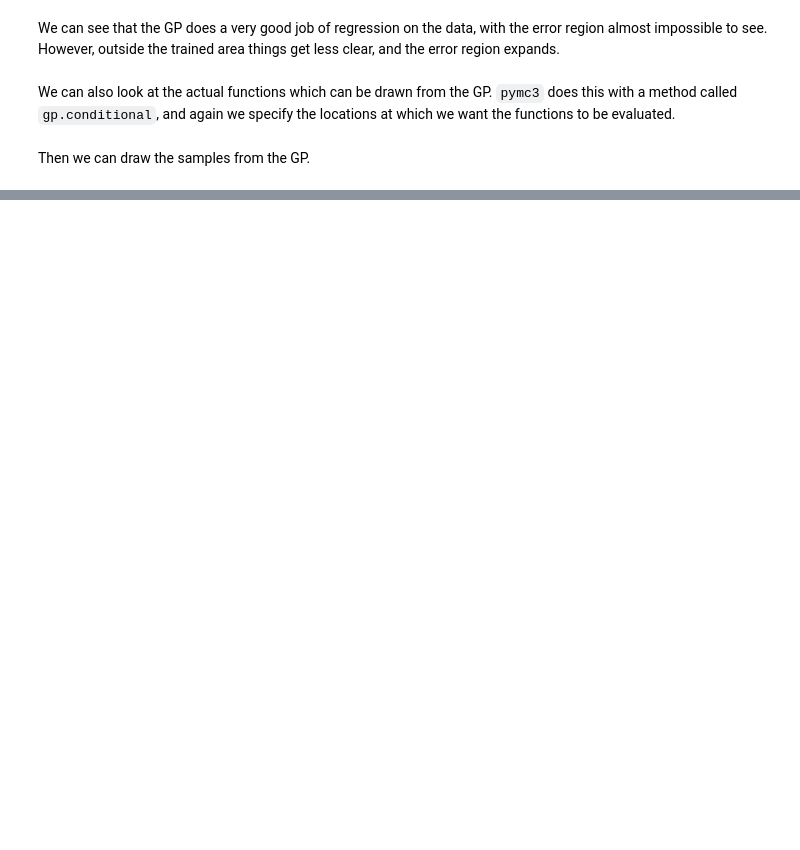
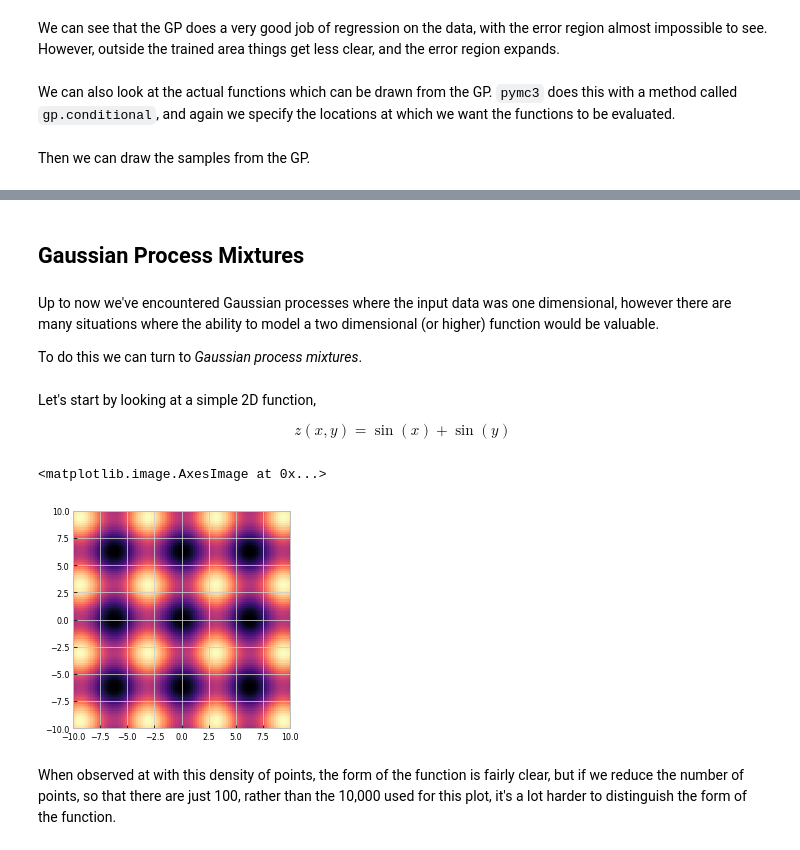
Before and after one commit to transientlunatic/gp-tutorial, a Jupyter notebook: chapters/3. Gaussian Process.ipynb, the cells around one changed output, grey strips where cells are left out. Saved outputs shown, nothing was run; the diff lists cells and outputs as text; code cells hidden in the pictures; blank space fills up the shorter version.

Commit message:
Added the start of a section on higher-dimensional GPs.

```diff
--- a/chapters/3. Gaussian Process.ipynb
+++ b/chapters/3. Gaussian Process.ipynb
@@ -128,0 +133,23 @@ plt.title("Posterior distribution over $f(x)$ at the observed values"); plt.lege
+# %% [markdown]
+## Gaussian Process Mixtures
+# %% [markdown]
+Up to now we've encountered Gaussian processes where the input data was one dimensional, however there are many situations where the ability to model a two dimensional (or higher) function would be valuable.
+
+To do this we can turn to _Gaussian process mixtures_.
+# %% [markdown]
+Let's start by looking at a simple 2D function,
+
+\\[ z(x,y) = \sin(x) + \sin(y) \\]
+# %%
+x = np.linspace(-10,10, 100)
+y = np.linspace(-10,10, 100)
+gridpoints = np.meshgrid(x, y)
+points = np.dstack(gridpoints).reshape(-1,2)
+z = (np.cos(points[:,0]) + np.cos(points[:,1]))
+# %%
+plt.imshow(z.reshape(100,100), extent=(-10,10,-10,10))
+# %% [output]
+<matplotlib.image.AxesImage at 0x...>
+[figure, added]
+# %% [markdown]
+When observed at with this density of points, the form of the function is fairly clear, but if we reduce the number of points, so that there are just 100, rather than the 10,000 used for this plot, it's a lot harder to distinguish the form of the function.
```
Also changed, not shown: parts of 18 cells of this notebook.
